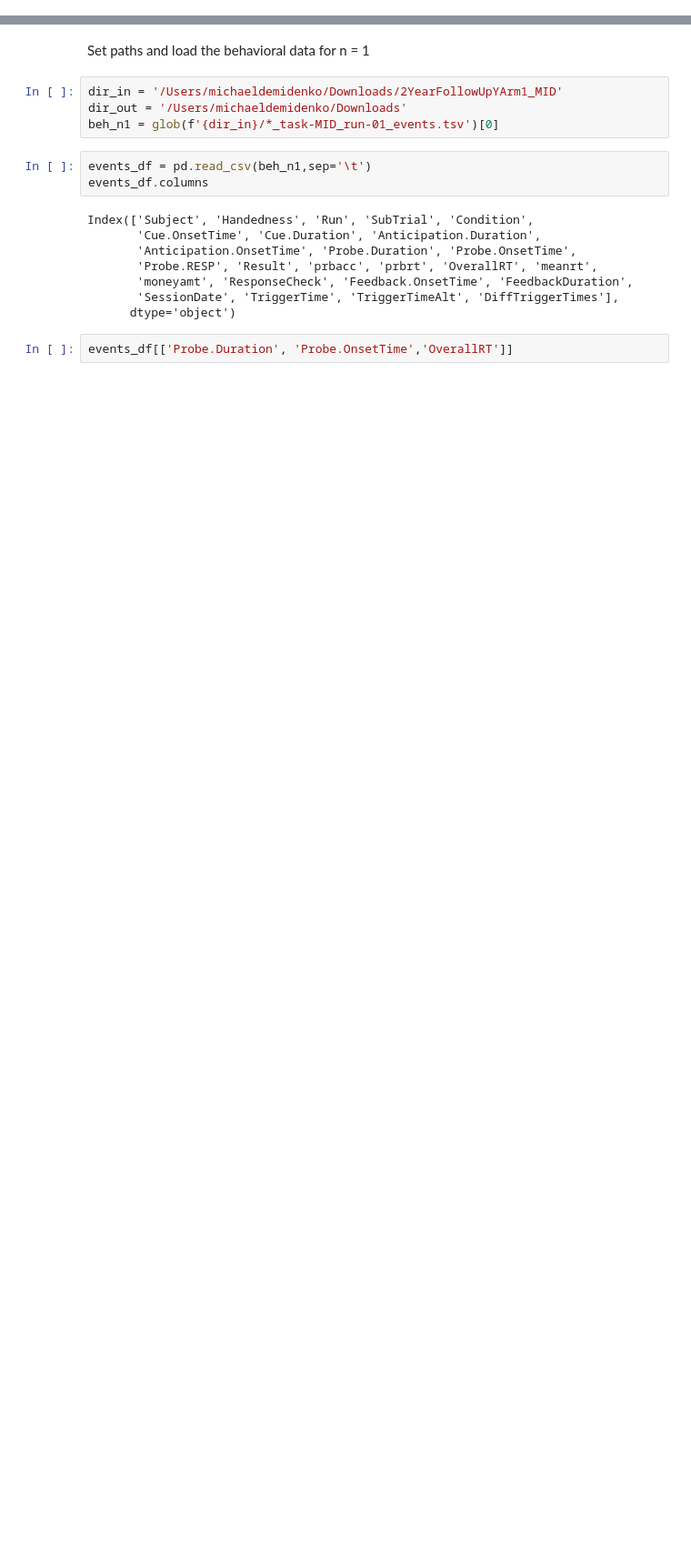
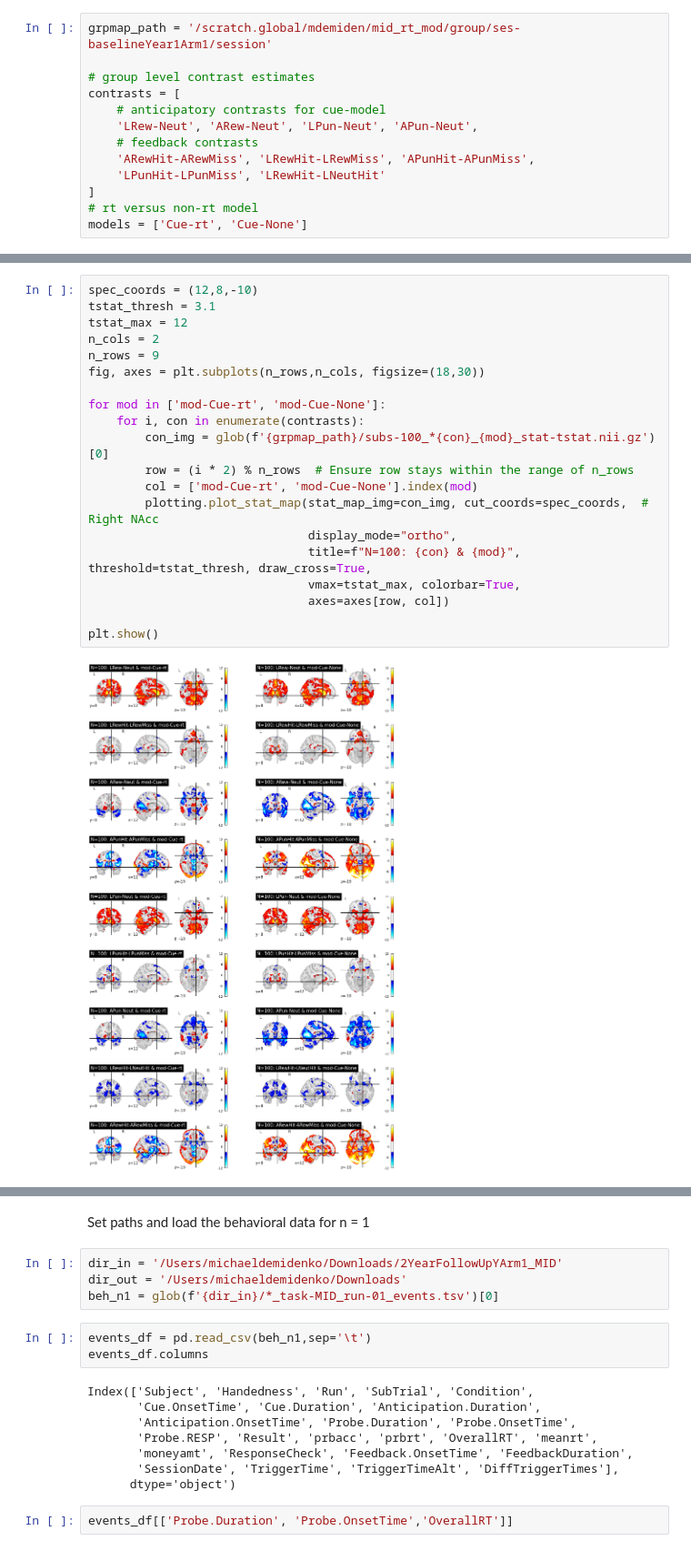
Before and after one commit to demidenm/mid_rt_bold, a Jupyter notebook: scripts/rt_mid_firstlvl.ipynb, the cells around one changed output, grey strips where cells are left out. Shown at 91% size. Saved outputs shown, nothing was run; the diff lists cells and outputs as text; blank space fills up the shorter version.

```diff
--- a/scripts/rt_mid_firstlvl.ipynb
+++ b/scripts/rt_mid_firstlvl.ipynb
@@ -7,0 +11,13 @@ from glob import glob
+# %%
+grpmap_path = '/scratch.global/mdemiden/mid_rt_mod/group/ses-baselineYear1Arm1/session'
+
+# group level contrast estimates
+contrasts = [
+    # anticipatory contrasts for cue-model
+    'LRew-Neut', 'ARew-Neut', 'LPun-Neut', 'APun-Neut',
+    # feedback contrasts
+    'ARewHit-ARewMiss', 'LRewHit-LRewMiss', 'APunHit-APunMiss',
+    'LPunHit-LPunMiss', 'LRewHit-LNeutHit'
+]
+# rt versus non-rt model
+models = ['Cue-rt', 'Cue-None']
@@ -7,0 +83,22 @@ from glob import glob
+# %%
+spec_coords = (12,8,-10)
+tstat_thresh = 3.1
+tstat_max = 12
+n_cols = 2
+n_rows = 9
+fig, axes = plt.subplots(n_rows,n_cols, figsize=(18,30))
+
+for mod in ['mod-Cue-rt', 'mod-Cue-None']:
+    for i, con in enumerate(contrasts):
+        con_img = glob(f'{grpmap_path}/subs-100_*{con}_{mod}_stat-tstat.nii.gz')[0]
+        row = (i * 2) % n_rows  # Ensure row stays within the range of n_rows
+        col = ['mod-Cue-rt', 'mod-Cue-None'].index(mod)
+        plotting.plot_stat_map(stat_map_img=con_img, cut_coords=spec_coords,  # Right NAcc
+                               display_mode="ortho",
+                               title=f"N=100: {con} & {mod}", threshold=tstat_thresh, draw_cross=True,
+                               vmax=tstat_max, colorbar=True,
+                               axes=axes[row, col])
+
+plt.show()
+# %% [output]
+[figure, added]
```
Also changed, not shown: parts of 9 cells of this notebook.
